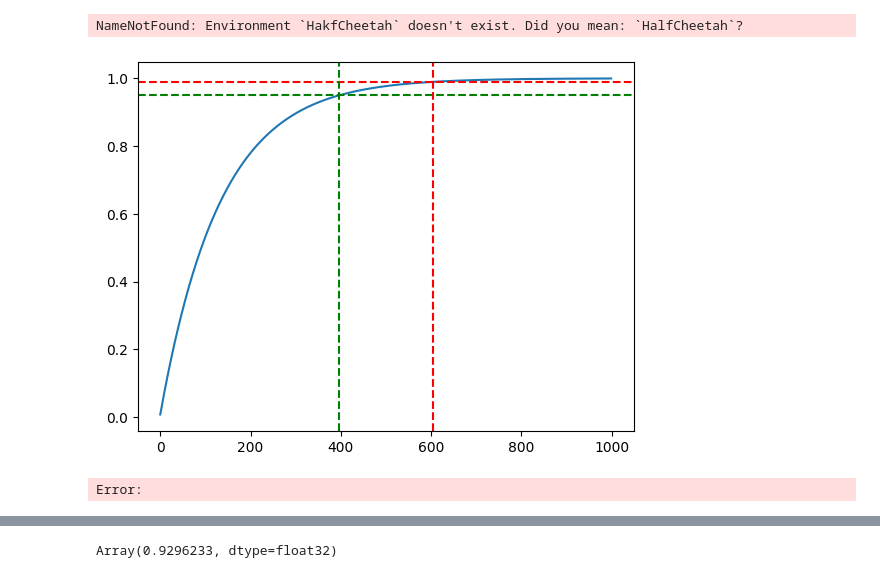
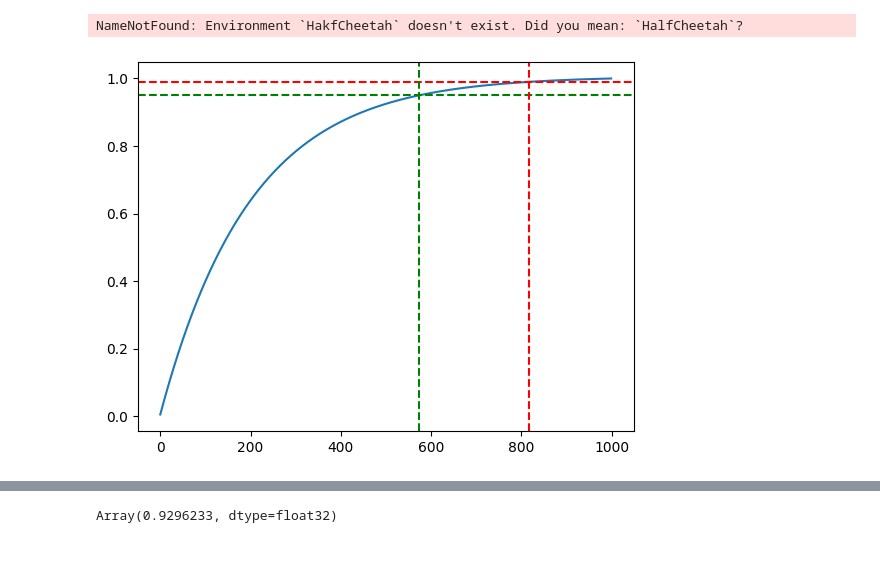
Before and after one commit to kallel-mahdi/supersac, a Jupyter notebook: on_policy_sac.ipynb, the cells around one changed output, grey strips where cells are left out. Cells and saved outputs as stored; diff of their text form; code cells hidden in the pictures.

```diff
--- a/on_policy_sac.ipynb
+++ b/on_policy_sac.ipynb
@@ -382,20 +382,19 @@ NameNotFound: Environment `HakfCheetah` doesn't exist. Did you mean: `HalfCheeta
 # %%
 import numpy as np
 import matplotlib.pyplot as plt
 
-disc = 0.9925
+disc = 0.995
 rslt = [disc**i for i in range(1000)]
 plt.plot(np.cumsum(rslt)/np.sum(rslt))
 plt.axhline(y=0.95, color='green', linestyle='dashed')
 plt.axhline(y=0.99, color='red', linestyle='dashed')
 x_95 = np.argmax(np.cumsum(rslt)/np.sum(rslt) > 0.95)
 x_99 = np.argmax(np.cumsum(rslt)/np.sum(rslt) > 0.99)
 
 plt.axvline(x=x_95, color='green', linestyle='dashed')
 plt.axvline(x=x_99, color='red', linestyle='dashed')
 plt.show()
 
 plt.show()
 # %% [output]
-[figure, old version]
+[figure, new version]
-Error:
```
Also changed, not shown: parts of 1 cell of this notebook, 17 other files.
